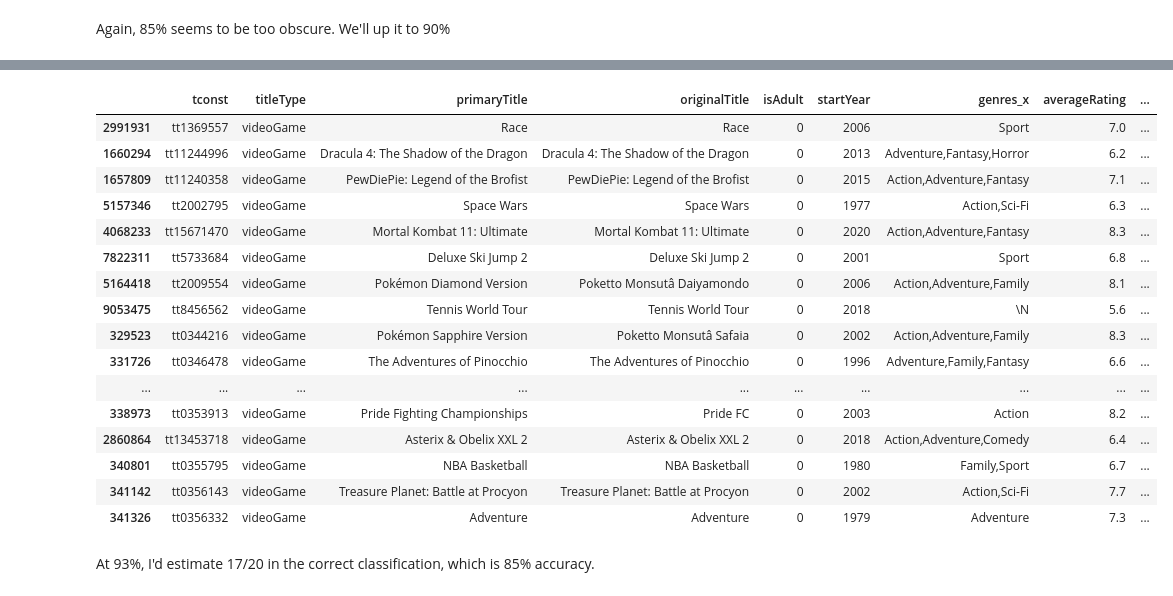
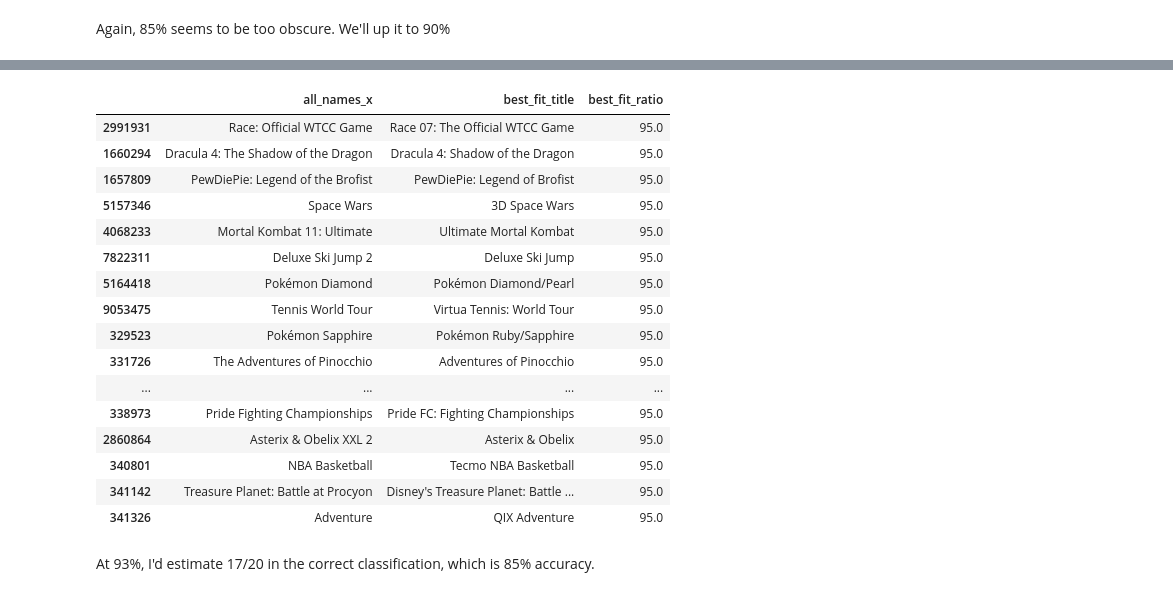
Before and after one commit to adambrennan150/Franchises, a Jupyter notebook: Cleaning_franchises.ipynb, the cells around one changed output, grey strips where cells are left out. Cells and saved outputs as stored; diff of their text form; code cells hidden in the pictures.

```diff
--- a/Cleaning_franchises.ipynb
+++ b/Cleaning_franchises.ipynb
@@ -483,23 +487,23 @@ At 92% ratio, 14 of the 20 games appear to be matching with the correct results
 # %%
-copy_of_imdb_games[copy_of_imdb_games["best_fit_ratio"] >= 95].sort_values("best_fit_ratio").head(20)
+copy_of_imdb_games.loc[copy_of_imdb_games["best_fit_ratio"] >= 95, ["all_names_x", "best_fit_title", "best_fit_ratio"]].sort_values("best_fit_ratio").head(20)
 # %% [output]
-|  | tconst | titleType | primaryTitle | originalTitle | isAdult | startYear | genres_x | averageRating | ... |
-| 2991931 | tt1369557 | videoGame | Race | Race | 0 | 2006 | Sport | 7.0 | ... |
-| 1660294 | tt11244996 | videoGame | Dracula 4: The Shadow of the Dragon | Dracula 4: The Shadow of the Dragon | 0 | 2013 | Adventure,Fantasy,Horror | 6.2 | ... |
-| 1657809 | tt11240358 | videoGame | PewDiePie: Legend of the Brofist | PewDiePie: Legend of the Brofist | 0 | 2015 | Action,Adventure,Fantasy | 7.1 | ... |
-| 5157346 | tt2002795 | videoGame | Space Wars | Space Wars | 0 | 1977 | Action,Sci-Fi | 6.3 | ... |
-| 4068233 | tt15671470 | videoGame | Mortal Kombat 11: Ultimate | Mortal Kombat 11: Ultimate | 0 | 2020 | Action,Adventure,Fantasy | 8.3 | ... |
-| 7822311 | tt5733684 | videoGame | Deluxe Ski Jump 2 | Deluxe Ski Jump 2 | 0 | 2001 | Sport | 6.8 | ... |
-| 5164418 | tt2009554 | videoGame | Pokémon Diamond Version | Poketto Monsutâ Daiyamondo | 0 | 2006 | Action,Adventure,Family | 8.1 | ... |
-| 9053475 | tt8456562 | videoGame | Tennis World Tour | Tennis World Tour | 0 | 2018 | \N | 5.6 | ... |
-| 329523 | tt0344216 | videoGame | Pokémon Sapphire Version | Poketto Monsutâ Safaia | 0 | 2002 | Action,Adventure,Family | 8.3 | ... |
-| 331726 | tt0346478 | videoGame | The Adventures of Pinocchio | The Adventures of Pinocchio | 0 | 1996 | Adventure,Family,Fantasy | 6.6 | ... |
-| ... | ... | ... | ... | ... | ... | ... | ... | ... | ... |
-| 338973 | tt0353913 | videoGame | Pride Fighting Championships | Pride FC | 0 | 2003 | Action | 8.2 | ... |
-| 2860864 | tt13453718 | videoGame | Asterix & Obelix XXL 2 | Asterix & Obelix XXL 2 | 0 | 2018 | Action,Adventure,Comedy | 6.4 | ... |
-| 340801 | tt0355795 | videoGame | NBA Basketball | NBA Basketball | 0 | 1980 | Family,Sport | 6.7 | ... |
-| 341142 | tt0356143 | videoGame | Treasure Planet: Battle at Procyon | Treasure Planet: Battle at Procyon | 0 | 2002 | Action,Sci-Fi | 7.7 | ... |
-| 341326 | tt0356332 | videoGame | Adventure | Adventure | 0 | 1979 | Adventure | 7.3 | ... |
+|  | all_names_x | best_fit_title | best_fit_ratio |
+| 2991931 | Race: Official WTCC Game | Race 07: The Official WTCC Game | 95.0 |
+| 1660294 | Dracula 4: The Shadow of the Dragon | Dracula 4: Shadow of the Dragon | 95.0 |
+| 1657809 | PewDiePie: Legend of the Brofist | PewDiePie: Legend of Brofist | 95.0 |
+| 5157346 | Space Wars | 3D Space Wars | 95.0 |
+| 4068233 | Mortal Kombat 11: Ultimate | Ultimate Mortal Kombat | 95.0 |
+| 7822311 | Deluxe Ski Jump 2 | Deluxe Ski Jump | 95.0 |
+| 5164418 | Pokémon Diamond | Pokémon Diamond/Pearl | 95.0 |
+| 9053475 | Tennis World Tour | Virtua Tennis: World Tour | 95.0 |
+| 329523 | Pokémon Sapphire | Pokémon Ruby/Sapphire | 95.0 |
+| 331726 | The Adventures of Pinocchio | Adventures of Pinocchio | 95.0 |
+| ... | ... | ... | ... |
+| 338973 | Pride Fighting Championships | Pride FC: Fighting Championships | 95.0 |
+| 2860864 | Asterix & Obelix XXL 2 | Asterix & Obelix | 95.0 |
+| 340801 | NBA Basketball | Tecmo NBA Basketball | 95.0 |
+| 341142 | Treasure Planet: Battle at Procyon | Disney's Treasure Planet: Battle ... | 95.0 |
+| 341326 | Adventure | QIX Adventure | 95.0 |
 # %% [markdown]
 At 93%, I'd estimate 17/20 in the correct classification, which is 85% accuracy.
 # %%
```
Also changed, not shown: parts of 32 cells of this notebook.
